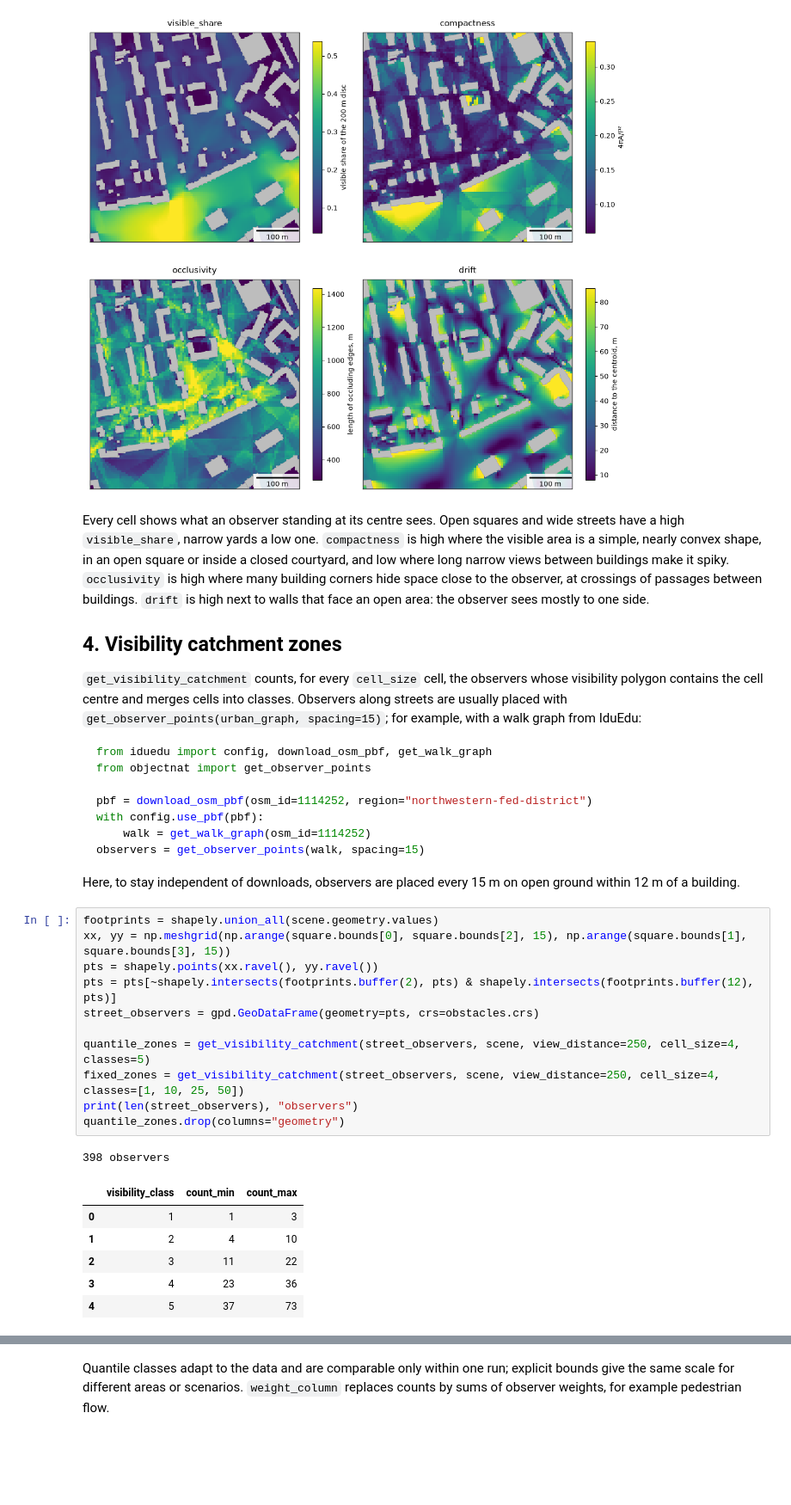
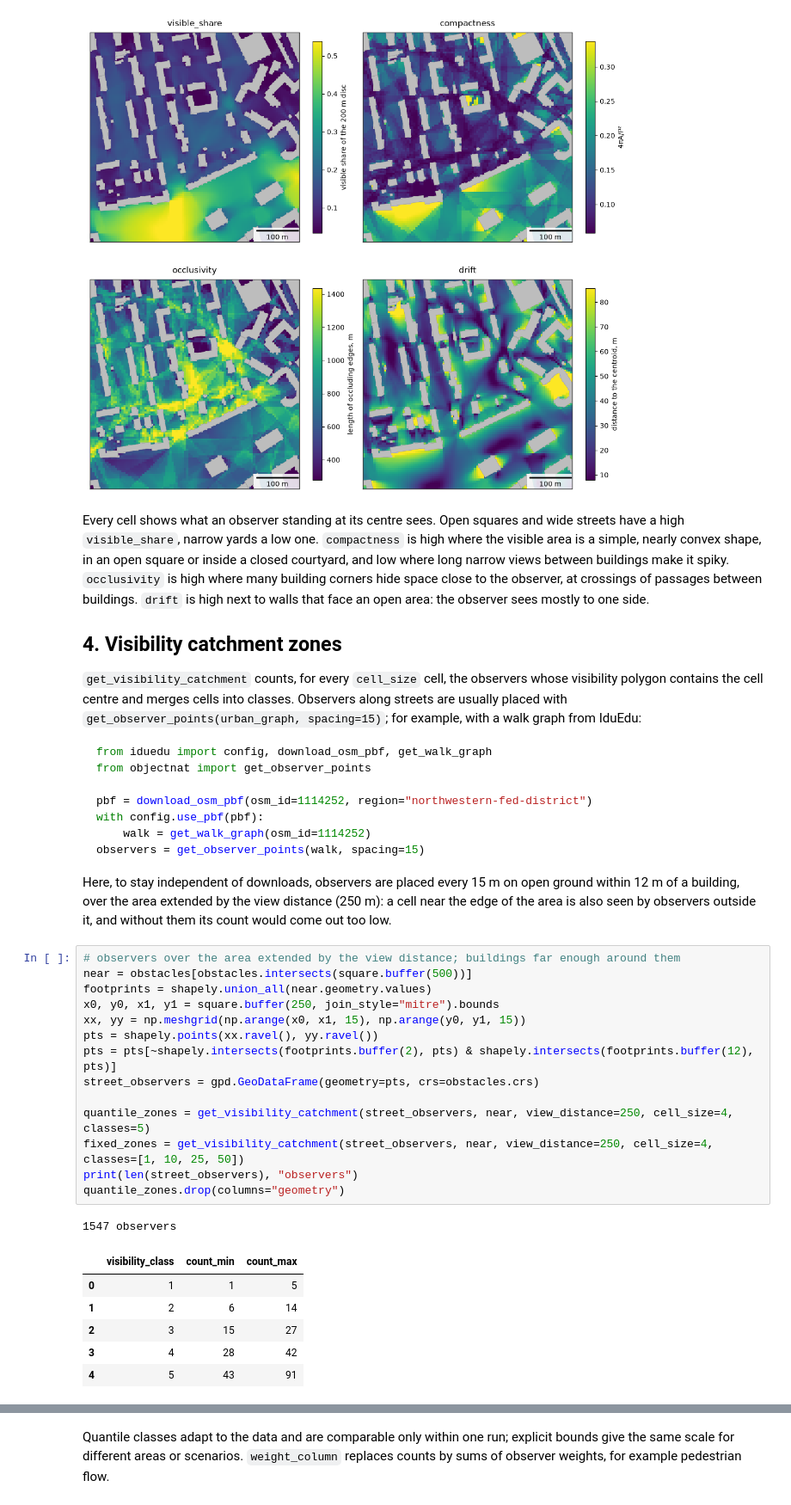
Before and after one commit to IDUclub/ObjectNat, a Jupyter notebook: docs/methods/examples/visibility.ipynb, the cells around one changed output, grey strips where cells are left out. Shown at 86% size. Cells and saved outputs as stored; diff of their text form; blank space fills up the shorter version.

````diff
--- a/docs/methods/examples/visibility.ipynb
+++ b/docs/methods/examples/visibility.ipynb
@@ -176,26 +176,31 @@ with config.use_pbf(pbf):
 observers = get_observer_points(walk, spacing=15)
 ```
 
-Here, to stay independent of downloads, observers are placed every 15 m on open ground within 12 m of a building.
+Here, to stay independent of downloads, observers are placed every 15 m on open ground within 12 m of a building,
+over the area extended by the view distance (250 m): a cell near the edge of the area is also seen by observers
+outside it, and without them its count would come out too low.
 # %%
-footprints = shapely.union_all(scene.geometry.values)
-xx, yy = np.meshgrid(np.arange(square.bounds[0], square.bounds[2], 15), np.arange(square.bounds[1], square.bounds[3], 15))
+# observers over the area extended by the view distance; buildings far enough around them
+near = obstacles[obstacles.intersects(square.buffer(500))]
+footprints = shapely.union_all(near.geometry.values)
+x0, y0, x1, y1 = square.buffer(250, join_style="mitre").bounds
+xx, yy = np.meshgrid(np.arange(x0, x1, 15), np.arange(y0, y1, 15))
 pts = shapely.points(xx.ravel(), yy.ravel())
 pts = pts[~shapely.intersects(footprints.buffer(2), pts) & shapely.intersects(footprints.buffer(12), pts)]
 street_observers = gpd.GeoDataFrame(geometry=pts, crs=obstacles.crs)
 
-quantile_zones = get_visibility_catchment(street_observers, scene, view_distance=250, cell_size=4, classes=5)
-fixed_zones = get_visibility_catchment(street_observers, scene, view_distance=250, cell_size=4, classes=[1, 10, 25, 50])
+quantile_zones = get_visibility_catchment(street_observers, near, view_distance=250, cell_size=4, classes=5)
+fixed_zones = get_visibility_catchment(street_observers, near, view_distance=250, cell_size=4, classes=[1, 10, 25, 50])
 print(len(street_observers), "observers")
 quantile_zones.drop(columns="geometry")
 # %% [output]
-398 observers
+1547 observers
 |  | visibility_class | count_min | count_max |
-| 0 | 1 | 1 | 3 |
-| 1 | 2 | 4 | 10 |
-| 2 | 3 | 11 | 22 |
-| 3 | 4 | 23 | 36 |
-| 4 | 5 | 37 | 73 |
+| 0 | 1 | 1 | 5 |
+| 1 | 2 | 6 | 14 |
+| 2 | 3 | 15 | 27 |
+| 3 | 4 | 28 | 42 |
+| 4 | 5 | 43 | 91 |
 # %%
 fig, axs = plt.subplots(1, 2, figsize=(13, 6), constrained_layout=True)
 for ax, zones, title in [(axs[0], quantile_zones, "classes=5 (quantiles)"), (axs[1], fixed_zones, "classes=[1, 10, 25, 50]")]:
````
Also changed, not shown: parts of 5 cells of this notebook, 23 other files.
